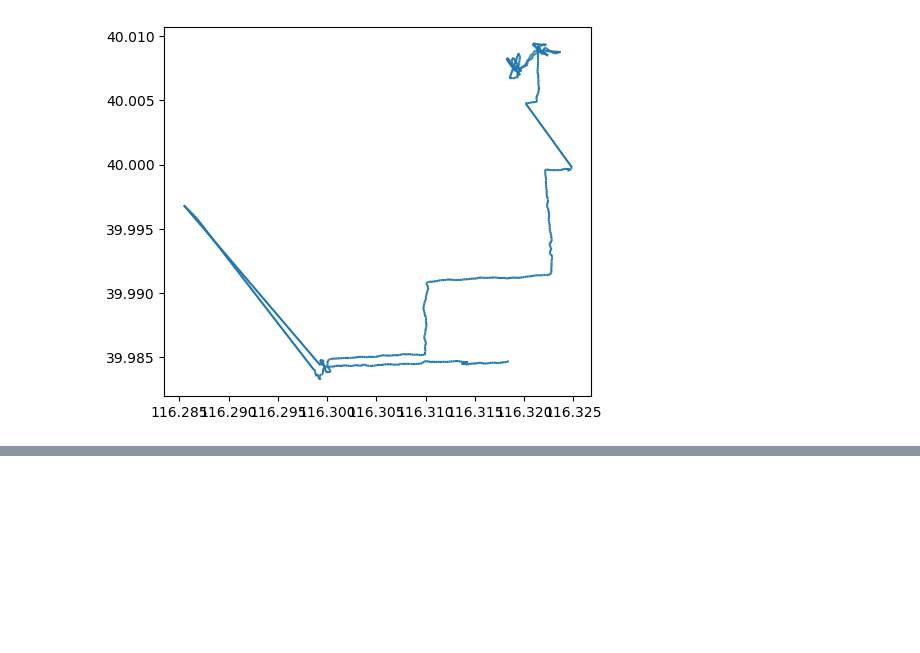
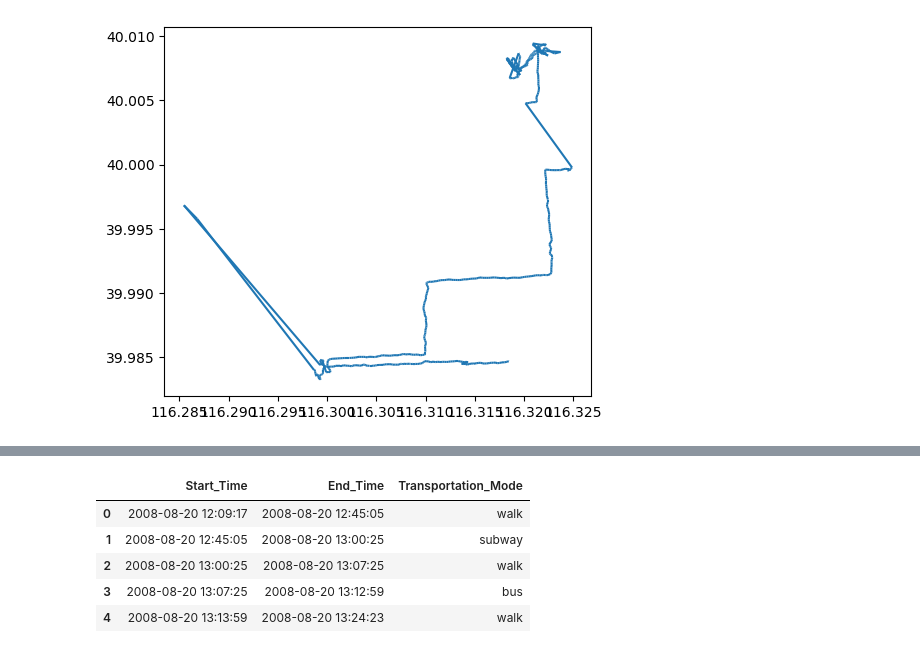
Before and after one commit to SzymonLeszkiewicz/GEO_EDA, a Jupyter notebook: Geolife/geolife.ipynb, the cells around one changed output, grey strips where cells are left out. Cells and saved outputs as stored; diff of their text form; code cells hidden in the pictures; blank space fills up the shorter version.

```diff
--- a/Geolife/geolife.ipynb
+++ b/Geolife/geolife.ipynb
@@ -102,0 +169,9 @@ traj_collection.plot()
+# %%
+df_labels.head()
+# %% [output]
+|  | Start_Time | End_Time | Transportation_Mode |
+| 0 | 2008-08-20 12:09:17 | 2008-08-20 12:45:05 | walk |
+| 1 | 2008-08-20 12:45:05 | 2008-08-20 13:00:25 | subway |
+| 2 | 2008-08-20 13:00:25 | 2008-08-20 13:07:25 | walk |
+| 3 | 2008-08-20 13:07:25 | 2008-08-20 13:12:59 | bus |
+| 4 | 2008-08-20 13:13:59 | 2008-08-20 13:24:23 | walk |
```
Also changed, not shown: parts of 13 cells of this notebook, 4 other files.
